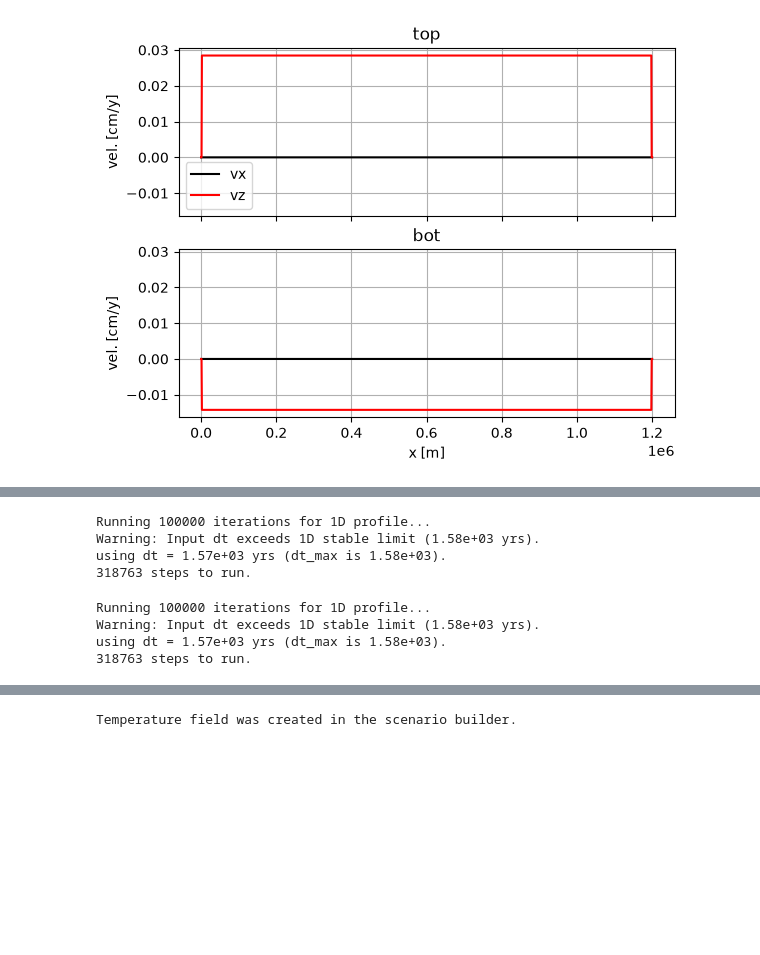
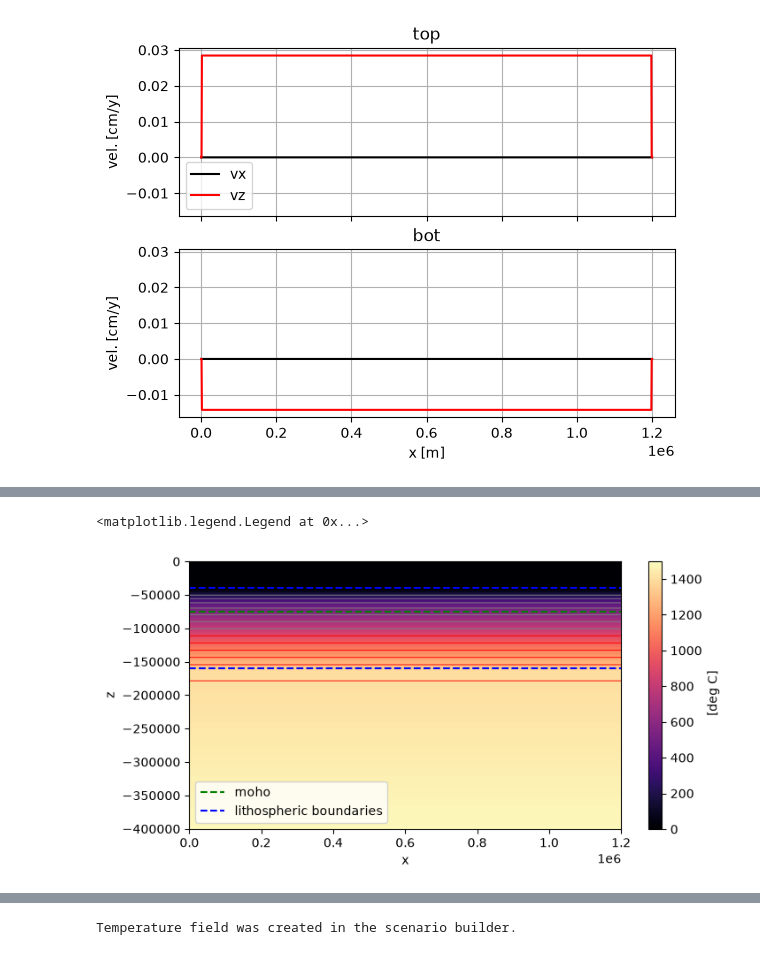
Before and after one commit to geojobueno/tapioca, a Jupyter notebook: examples/testing_inputs.ipynb, the cells around one changed output, grey strips where cells are left out. Saved outputs shown, nothing was run; the diff lists cells and outputs as text; code cells hidden in the pictures; blank space fills up the shorter version.

```diff
--- a/examples/testing_inputs.ipynb
+++ b/examples/testing_inputs.ipynb
@@ -305,11 +305,19 @@ Group: /
         Attributes:
             description:  This group contains the interfaces of the model, each inter...
 # %%
-tempbuild_bound = TemperatureFieldBuilder(scen,c_cap=1250,g=-10,alpha = 0.0000328)
-tempbuild_bound.apply_basic_temperature(lithosphere_thickness=t_litho,t_pot=1350)
-tempbuild_bound.solve_heat_diffusion1D(500e6, 5e3, x_inx=1)
+tempbuild_bound = TemperatureFieldBuilder(scen,lithosphere_interface=0,c_cap=1250,g=-10,alpha = 0.0000328)
+tempbuild_bound.apply_linear_temperature(t_pot=1350)
+tempbuild_bound.solve_heat_column(x_inx=1, mode='propagate')
-# %% [output]
-Running 100000 iterations for 1D profile...
-Warning: Input dt exceeds 1D stable limit (1.58e+03 yrs).
-using dt = 1.57e+03 yrs (dt_max is 1.58e+03).
-318763 steps to run.
+# %%
+plt.figure(figsize=(20,10,'cm'))
+tempbuild_bound.temperature.plot(y='z',vmin=0,vmax=1500,cmap='magma')
+tempbuild_bound.temperature.plot.contour(y='z',colors='gray',levels=np.arange(200,801,100),lw=0.7)
+tempbuild_bound.temperature.plot.contour(y='z',colors='red',levels=np.arange(900,1600,100),lw=0.7)
+
+plt.axhline(d_top,color='blue',ls='--',lw=1.5)
+plt.axhline(d_lm,color='green',ls='--',lw=1.5,label='moho')
+plt.axhline(d_ast,color='blue',ls='--',lw=1.5,label='lithospheric boundaries')
+plt.legend()
+# %% [output]
+<matplotlib.legend.Legend at 0x...>
+[figure, added]
@@ -316,12 +374,7 @@ using dt = 1.57e+03 yrs (dt_max is 1.58e+03).
 # %%
-tempbuild_center = TemperatureFieldBuilder(scen,c_cap=1250,g=-10,alpha = 0.0000328)
-tempbuild_center.apply_basic_temperature(lithosphere_thickness=t_litho,t_pot=1350)
-tempbuild_center.solve_heat_diffusion1D(500e6, 5e3, x_inx=601)
+tempbuild_center = TemperatureFieldBuilder(scen,lithosphere_interface=0,c_cap=1250,g=-10,alpha = 0.0000328)
+tempbuild_center.apply_linear_temperature(t_pot=1350)
+tempbuild_center.solve_heat_column(x_inx=601,mode='propagate')
-# %% [output]
-Running 100000 iterations for 1D profile...
-Warning: Input dt exceeds 1D stable limit (1.58e+03 yrs).
-using dt = 1.57e+03 yrs (dt_max is 1.58e+03).
-318763 steps to run.
 # %%
 cthres = 200e3
 c = lx/2
```
Also changed, not shown: parts of 16 cells of this notebook, 3 other files.
